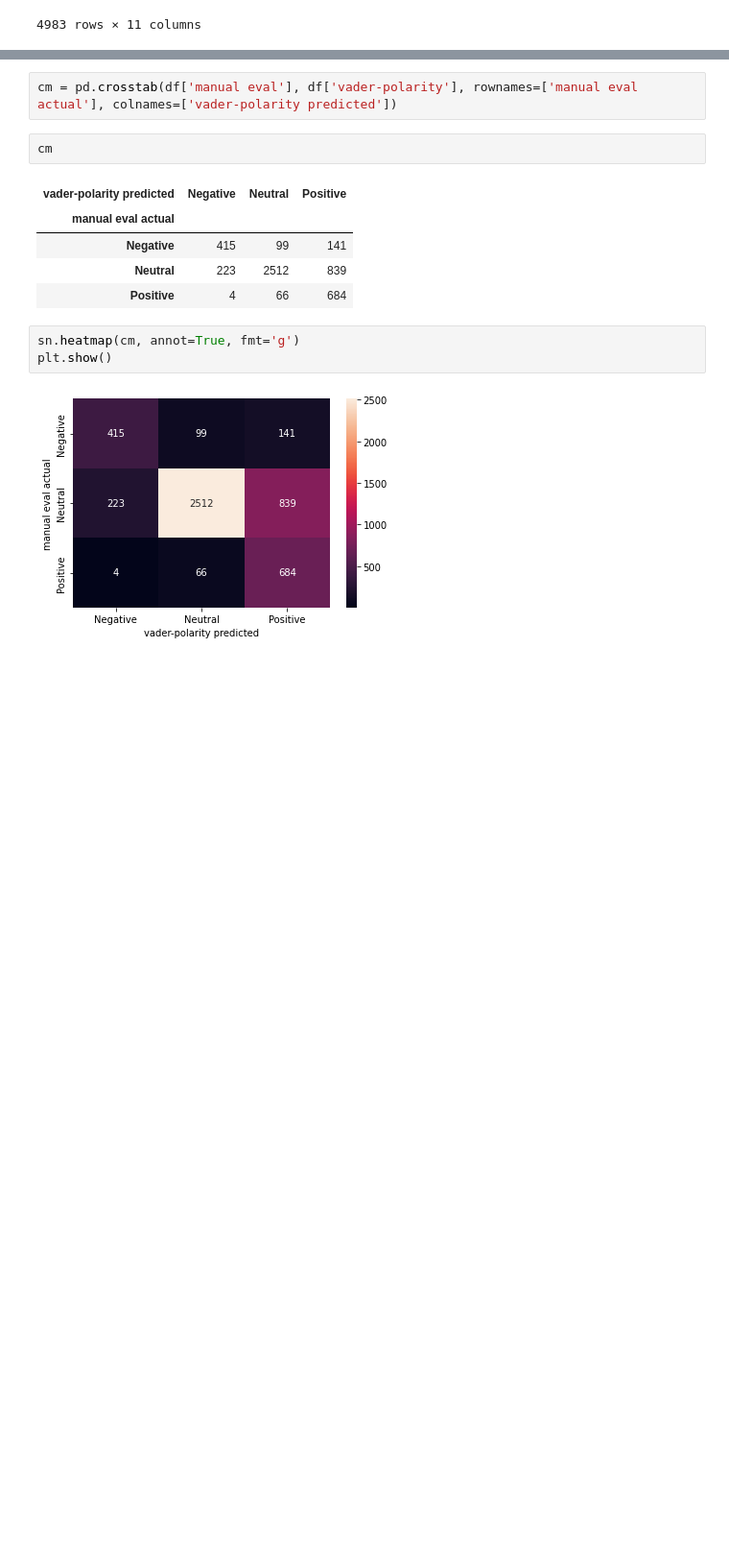
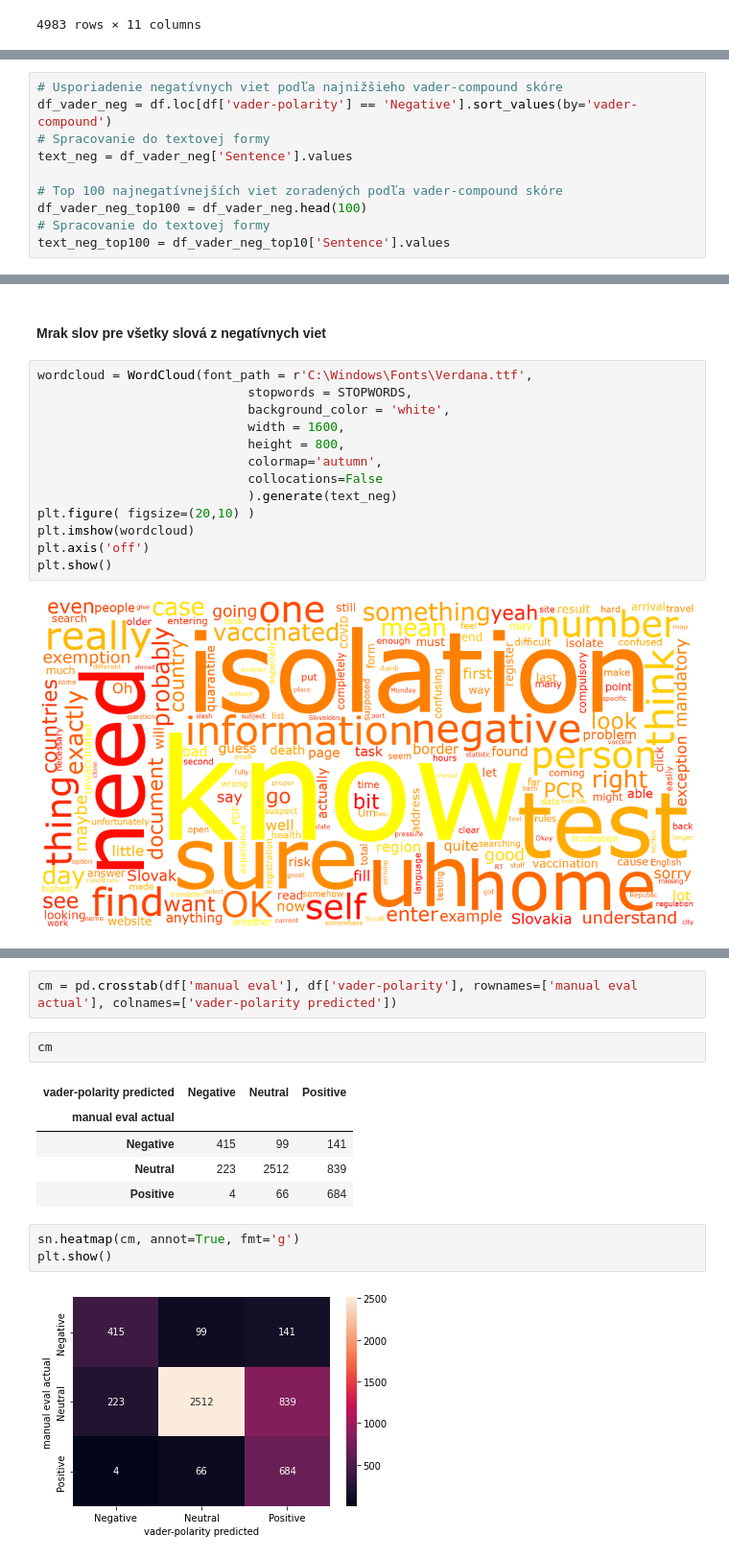
Before and after one commit to luc-rap/Analyza-sentimentu-VADER, a Jupyter notebook: evaluation.ipynb, the cells around one changed output, grey strips where cells are left out. Shown at 96% size. Cells and saved outputs as stored; diff of their text form; blank space fills up the shorter version.

```diff
--- a/evaluation.ipynb
+++ b/evaluation.ipynb
@@ -54,0 +52,10 @@ results_df
+# %%
+# Usporiadenie negatívnych viet podľa najnižšieho vader-compound skóre
+df_vader_neg = df.loc[df['vader-polarity'] == 'Negative'].sort_values(by='vader-compound')
+# Spracovanie do textovej formy
+text_neg = df_vader_neg['Sentence'].values
+
+# Top 100 najnegatívnejších viet zoradených podľa vader-compound skóre
+df_vader_neg_top100 = df_vader_neg.head(100)
+# Spracovanie do textovej formy
+text_neg_top100 = df_vader_neg_top10['Sentence'].values
@@ -54,0 +102,17 @@ results_df
+# %% [markdown]
+#### Mrak slov pre všetky slová z negatívnych viet
+# %%
+wordcloud = WordCloud(font_path = r'C:\Windows\Fonts\Verdana.ttf',
+                            stopwords = STOPWORDS,
+                            background_color = 'white',
+                            width = 1600,
+                            height = 800,
+                            colormap='autumn',
+                            collocations=False
+                            ).generate(text_neg)
+plt.figure( figsize=(20,10) )
+plt.imshow(wordcloud)
+plt.axis('off')
+plt.show()
+# %% [output]
+[figure, added]
```
Also changed, not shown: parts of 21 cells of this notebook, 5 other files.
